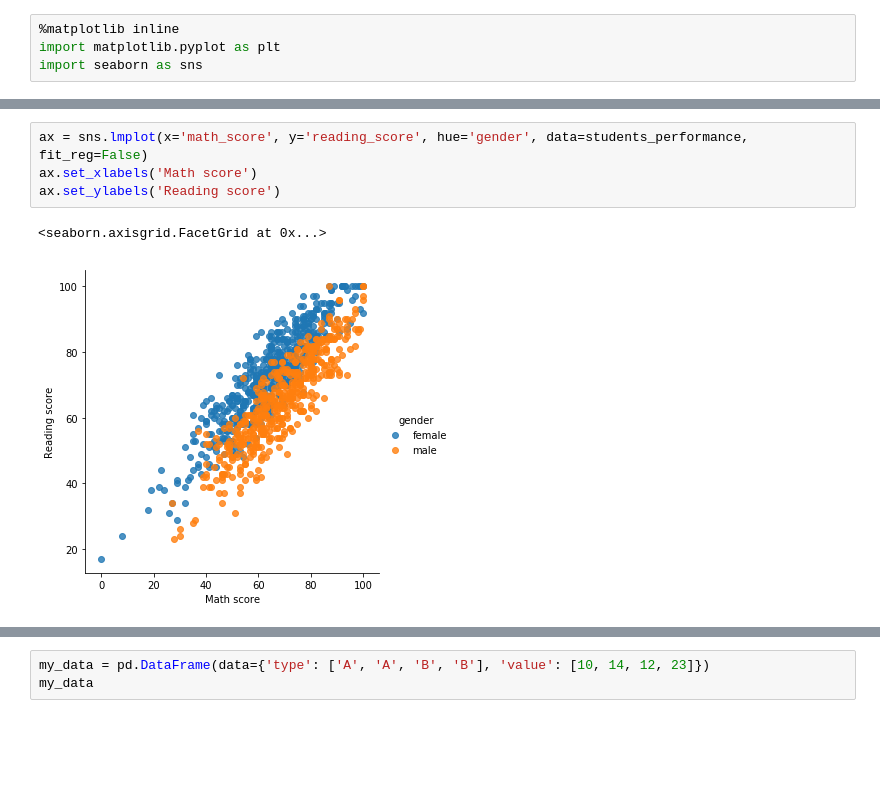
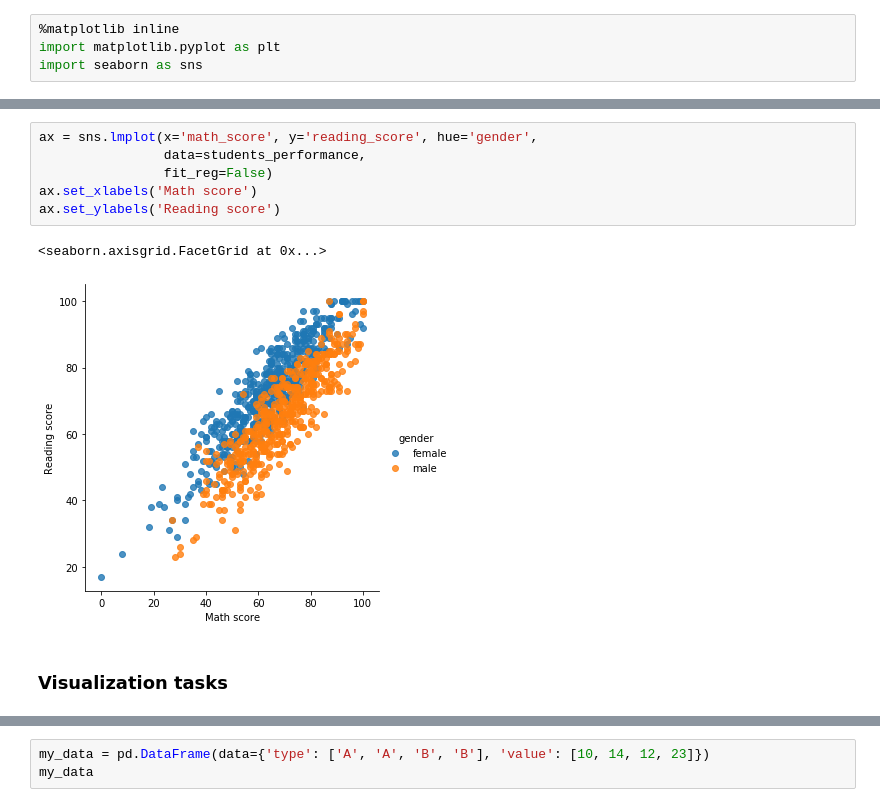
Before and after one commit to Leoberium/ML, a Jupyter notebook: Stepik: Data Science Introduction/Part1.ipynb, the cells around one changed output, grey strips where cells are left out. Saved outputs shown, nothing was run; the diff lists cells and outputs as text; blank space fills up the shorter version.

```diff
--- a/Stepik: Data Science Introduction/Part1.ipynb
+++ b/Stepik: Data Science Introduction/Part1.ipynb
@@ -453,10 +466,14 @@ students_performance.plot.scatter(x='math_score', y='reading_score')
 # %%
-ax = sns.lmplot(x='math_score', y='reading_score', hue='gender', data=students_performance, fit_reg=False)
+ax = sns.lmplot(x='math_score', y='reading_score', hue='gender',
+                data=students_performance,
+                fit_reg=False)
 ax.set_xlabels('Math score')
 ax.set_ylabels('Reading score')
 # %% [output]
 <seaborn.axisgrid.FacetGrid at 0x...>
-[figure, old version]
+[figure, new version]
+# %% [markdown]
+### Visualization tasks
 # %%
 income = pd.read_csv('https://stepik.org/media/attachments/course/4852/income.csv')
 income.plot()
```
Also changed, not shown: parts of 50 cells of this notebook.
